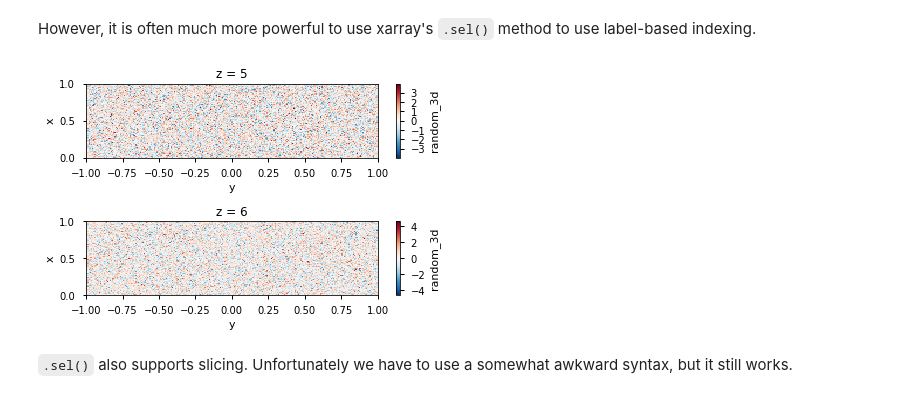
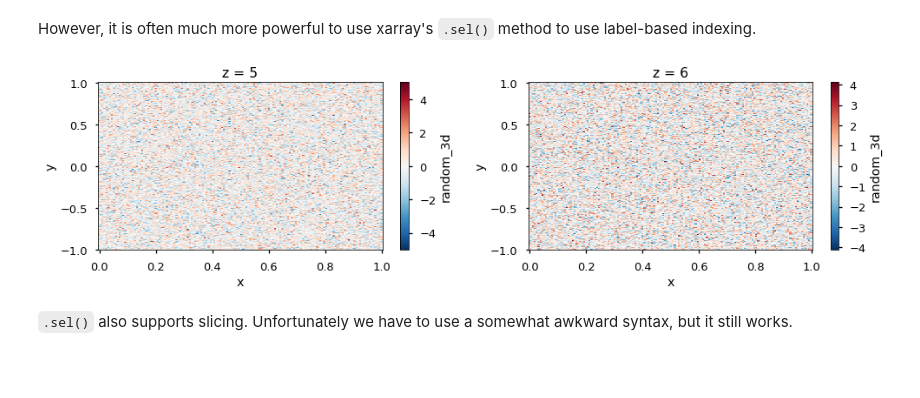
Before and after one commit to geomar-od/python-intro-201804, a Jupyter notebook: session-02_part-03_xarray_intro.ipynb, the cells around one changed output. Drawn from its saved outputs; the diff is of its cells as text; code cells hidden in the pictures; blank space fills up the shorter version.

```diff
--- a/session-02_part-03_xarray_intro.ipynb
+++ b/session-02_part-03_xarray_intro.ipynb
@@ -17,7 +17,7 @@ import xarray as xr
 from matplotlib import pyplot as plt
 import seaborn as sns
 # %%
-sns.set_context('notebook')
+sns.set_context('talk')
 # %% [markdown]
 ## Xarray data structures
 
@@ -121,6 +128,6 @@ y = np.linspace(-1, 1, Ny)
 x = np.linspace(0, 1, Nx)
 
 random_data = xr.Dataset(
-    data_vars={'random_2d': (('x', 'y'), np.random.randn(Nx, Ny)),
+    data_vars={'random_2d': (('y', 'x'), np.random.randn(Ny, Nx)),
                'random_1d': (('x'), np.random.randn(Nx))},
     coords={'y': y, 'x': x})
@@ -140,9 +151,9 @@ Nz = 100
 z = np.arange(Nz)
 
 da_3d = xr.DataArray(
-    np.random.randn(Nx, Ny, Nz),
-    dims=('x', 'y', 'z'),
-    coords={'x': x, 'y': y, 'z': z},
+    np.random.randn(Nz, Ny, Nx),
+    dims=('z', 'y', 'x'),
+    coords={'z': z, 'y': y, 'x': x},
     name="random_3d")
 
 random_data["random_3d"] = da_3d
@@ -172,13 +181,13 @@ We can always use regular numpy indexing and slicing on DataArrays
 # %% [markdown]
 However, it is often much more powerful to use xarray's `.sel()` method to use label-based indexing.
 # %%
-fig, ax = plt.subplots(2, 1)
+fig, ax = plt.subplots(1, 2, figsize=(14, 4))
 
 random_data.random_3d.sel(z=5.4, method='nearest').plot(ax=ax[0]);
 random_data.random_3d.sel(z=5.6, method='nearest').plot(ax=ax[1]);
 
 fig.tight_layout();
 # %% [output]
-[figure, old version]
+[figure, new version]
 # %% [markdown]
 `.sel()` also supports slicing. Unfortunately we have to use a somewhat awkward syntax, but it still works.
```
Also changed, not shown: parts of 17 cells of this notebook.
